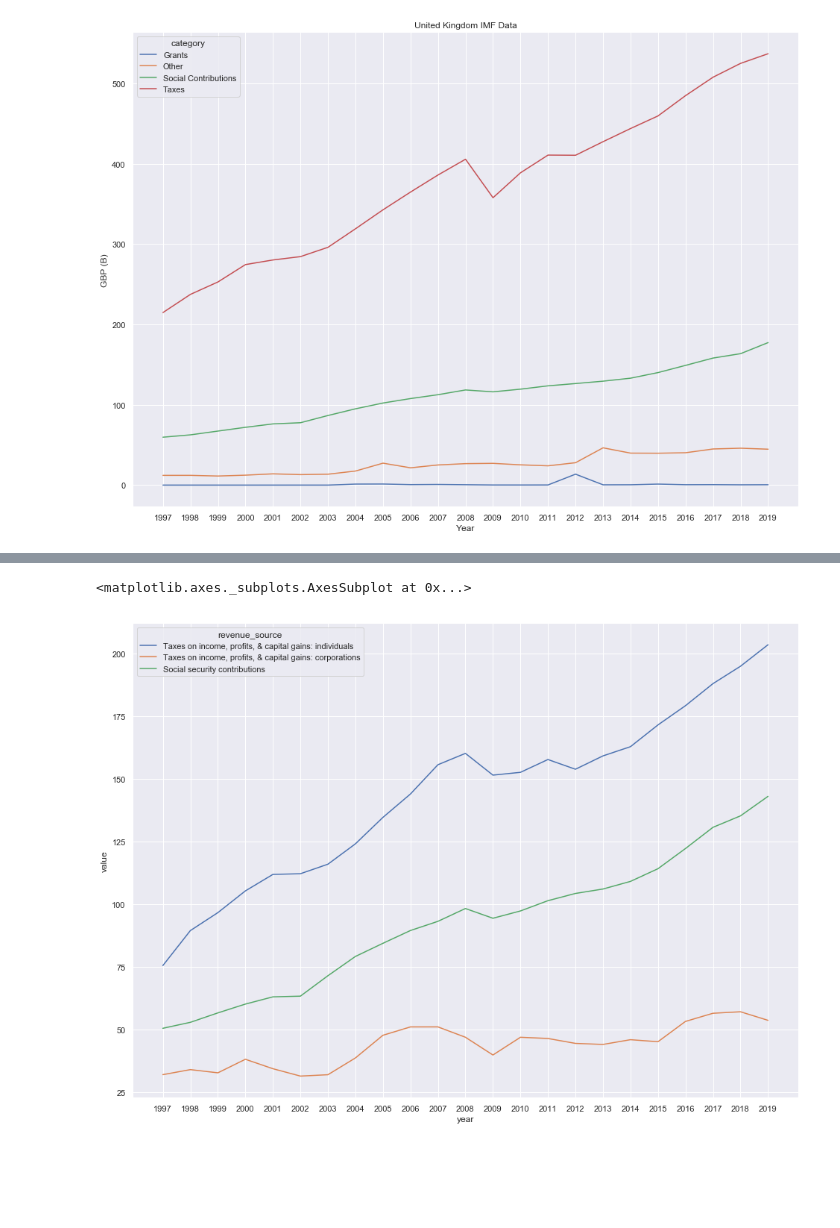
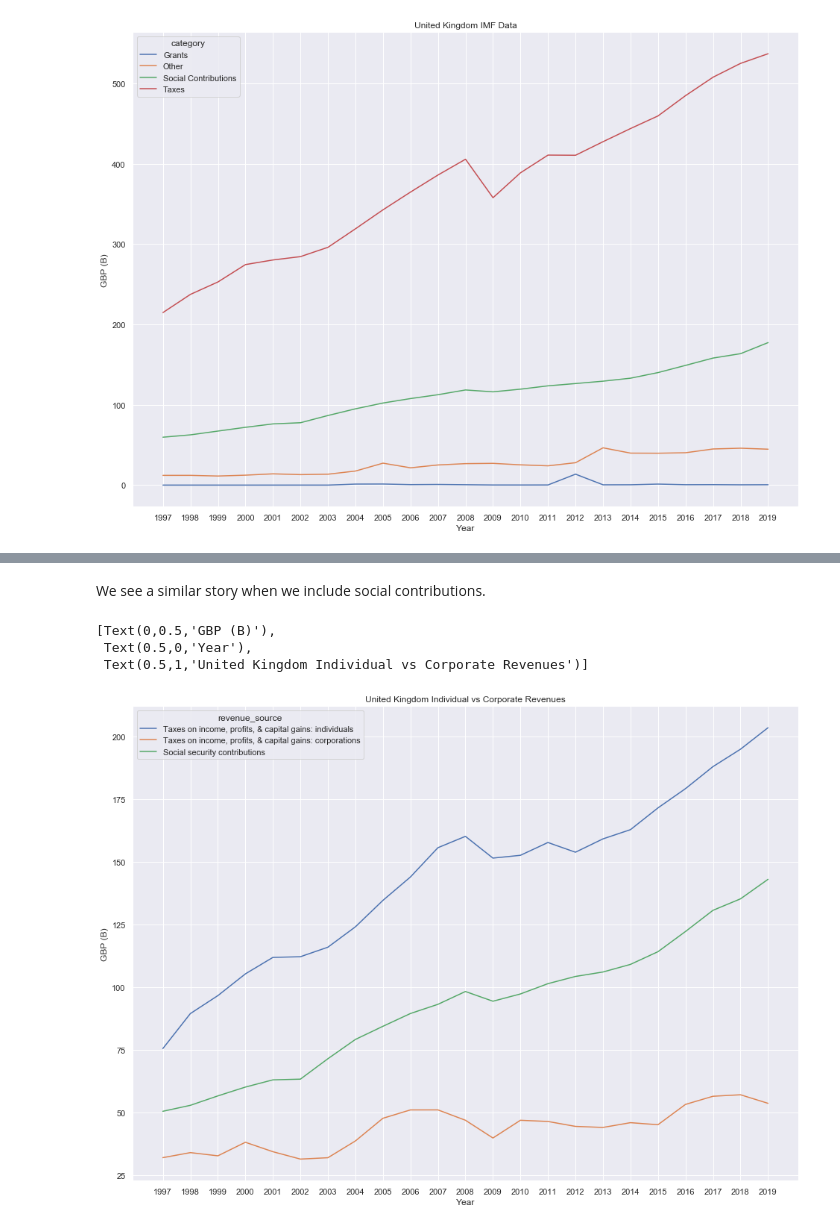
Before and after one commit to jsdataviz/squaretrade_interview, a Jupyter notebook: squaretrade_python.ipynb, the cells around one changed output, grey strips where cells are left out. Saved outputs shown, nothing was run; the diff lists cells and outputs as text; code cells hidden in the pictures; blank space fills up the shorter version.

```diff
--- a/squaretrade_python.ipynb
+++ b/squaretrade_python.ipynb
@@ -7,3 +14,4 @@ import seaborn as sns
 # %%
-raw_frame = pd.read_excel('C:/Users/smithj/Downloads/Detailed_Revenue_Breakdown.xlsx', skiprows=7, engine='openpyxl')
+raw_frame = pd.read_excel('Detailed_Revenue_Breakdown.xlsx', skiprows=7, engine='openpyxl')
 raw_frame = raw_frame.rename(columns={'Unnamed: 0' : 'revenue_source'})
+raw_frame.head(10)
@@ -133,8 +149,13 @@ sns.lineplot(x='year', y='value', hue='revenue_source', data=sub_category_group)
+# %% [markdown]
+We see a similar story when we include social contributions.
 # %%
 larger_growers = ['Taxes on income, profits, & capital gains: individuals', 'Social security contributions', 'Taxes on income, profits, & capital gains: corporations']
 
-sub_category_group = sub_category_group = melted_frame[melted_frame['revenue_source'].isin(larger_growers)]
-sns.lineplot(x='year', y='value', hue='revenue_source', data=sub_category_group)
+sub_category_group = melted_frame[melted_frame['revenue_source'].isin(larger_growers)]
+g = sns.lineplot(x='year', y='value', hue='revenue_source', data=sub_category_group)
+g.set(xlabel='Year', ylabel='GBP (B)', title='United Kingdom Individual vs Corporate Revenues')
 # %% [output]
-<matplotlib.axes._subplots.AxesSubplot at 0x...>
+[Text(0,0.5,'GBP (B)'),
+ Text(0.5,0,'Year'),
+ Text(0.5,1,'United Kingdom Individual vs Corporate Revenues')]
-[figure, old version]
+[figure, new version]
```
Also changed, not shown: parts of 27 cells of this notebook.
